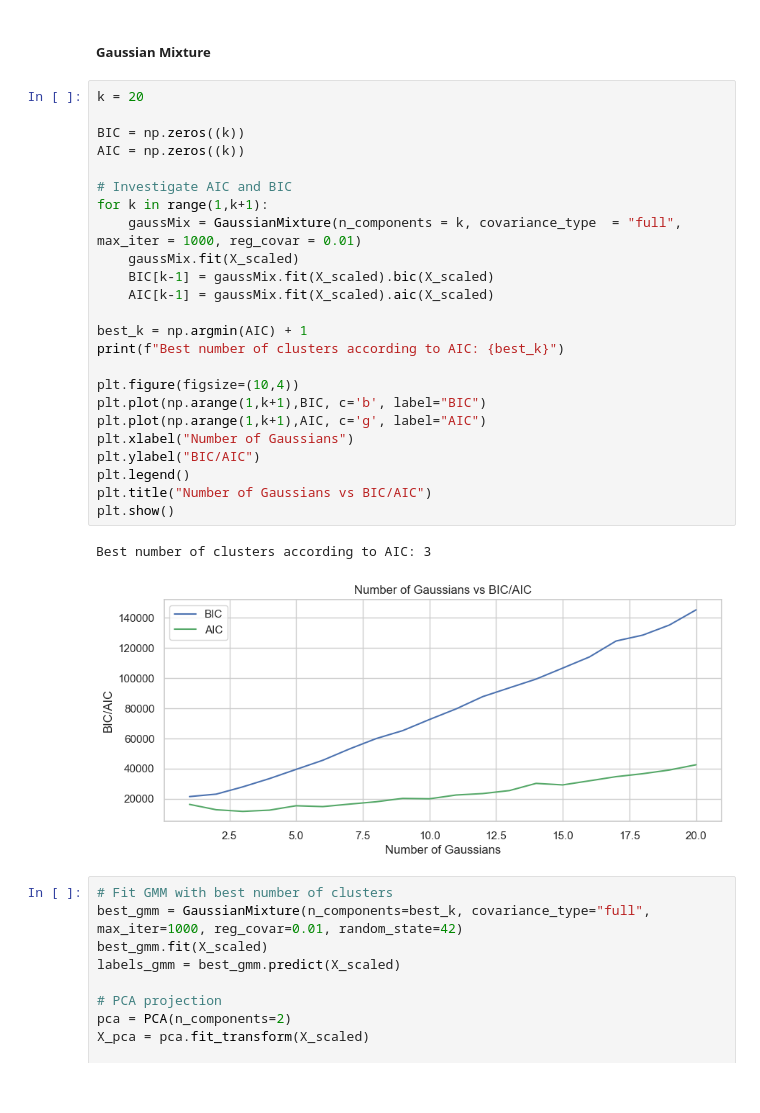
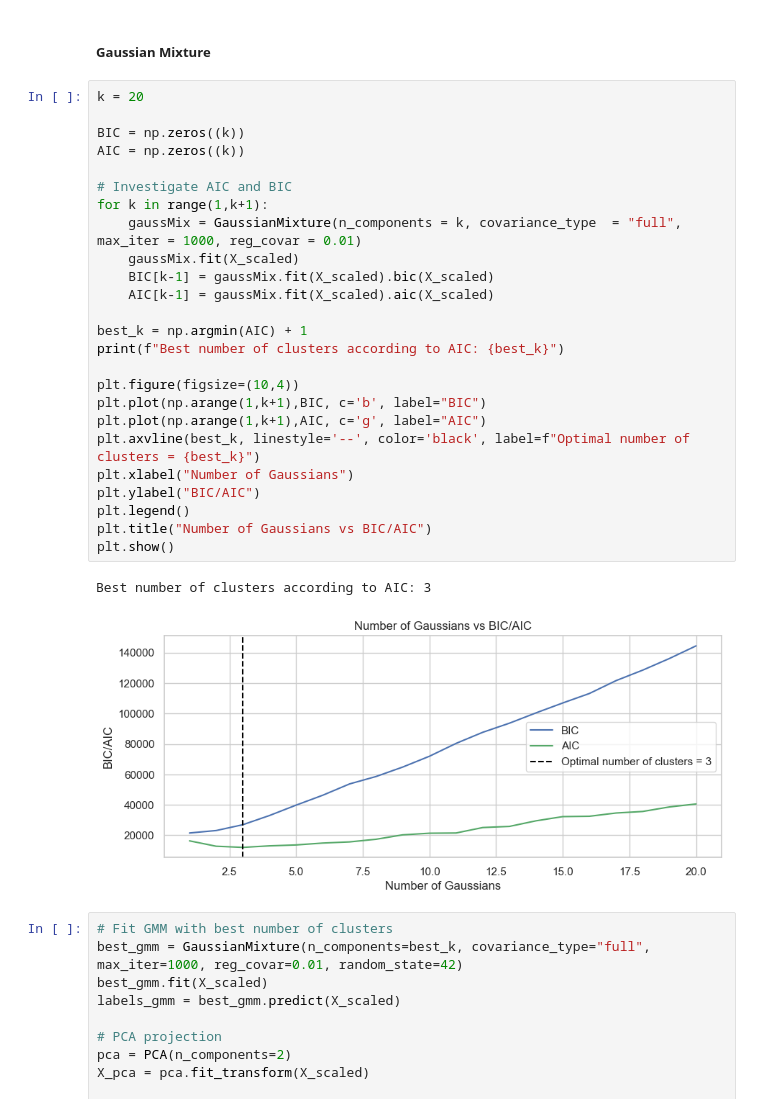
Before and after one commit to albert-moller/CompDataAnalysisCase2, a Jupyter notebook: cluster_analysis_exploration.ipynb, the cells around one changed output. Cells and saved outputs as stored; diff of their text form.

Commit message:
Added marking of best AIC

```diff
--- a/cluster_analysis_exploration.ipynb
+++ b/cluster_analysis_exploration.ipynb
@@ -383,30 +383,31 @@ plt.show()
 # %%
 k = 20
 
 BIC = np.zeros((k))
 AIC = np.zeros((k))
 
 # Investigate AIC and BIC
 for k in range(1,k+1):
     gaussMix = GaussianMixture(n_components = k, covariance_type  = "full", max_iter = 1000, reg_covar = 0.01)
     gaussMix.fit(X_scaled)
     BIC[k-1] = gaussMix.fit(X_scaled).bic(X_scaled)
     AIC[k-1] = gaussMix.fit(X_scaled).aic(X_scaled)
 
 best_k = np.argmin(AIC) + 1
 print(f"Best number of clusters according to AIC: {best_k}")
 
 plt.figure(figsize=(10,4))
 plt.plot(np.arange(1,k+1),BIC, c='b', label="BIC")
 plt.plot(np.arange(1,k+1),AIC, c='g', label="AIC")
+plt.axvline(best_k, linestyle='--', color='black', label=f"Optimal number of clusters = {best_k}")
 plt.xlabel("Number of Gaussians")
 plt.ylabel("BIC/AIC")
 plt.legend()
 plt.title("Number of Gaussians vs BIC/AIC")
 plt.show()
 # %% [output]
 Best number of clusters according to AIC: 3
-[figure, old version]
+[figure, new version]
 # %%
 # Fit GMM with best number of clusters
 best_gmm = GaussianMixture(n_components=best_k, covariance_type="full", max_iter=1000, reg_covar=0.01, random_state=42)
```
